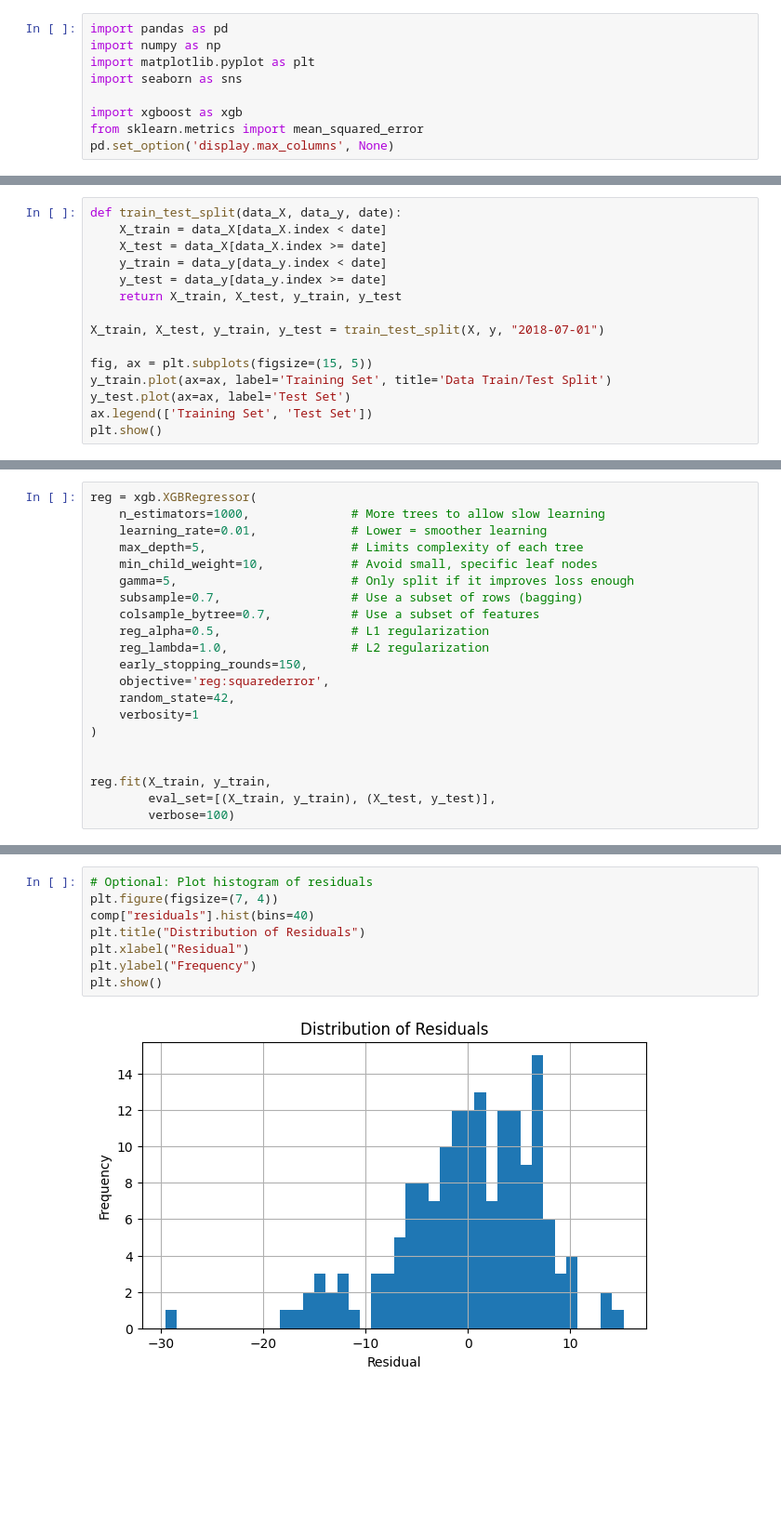
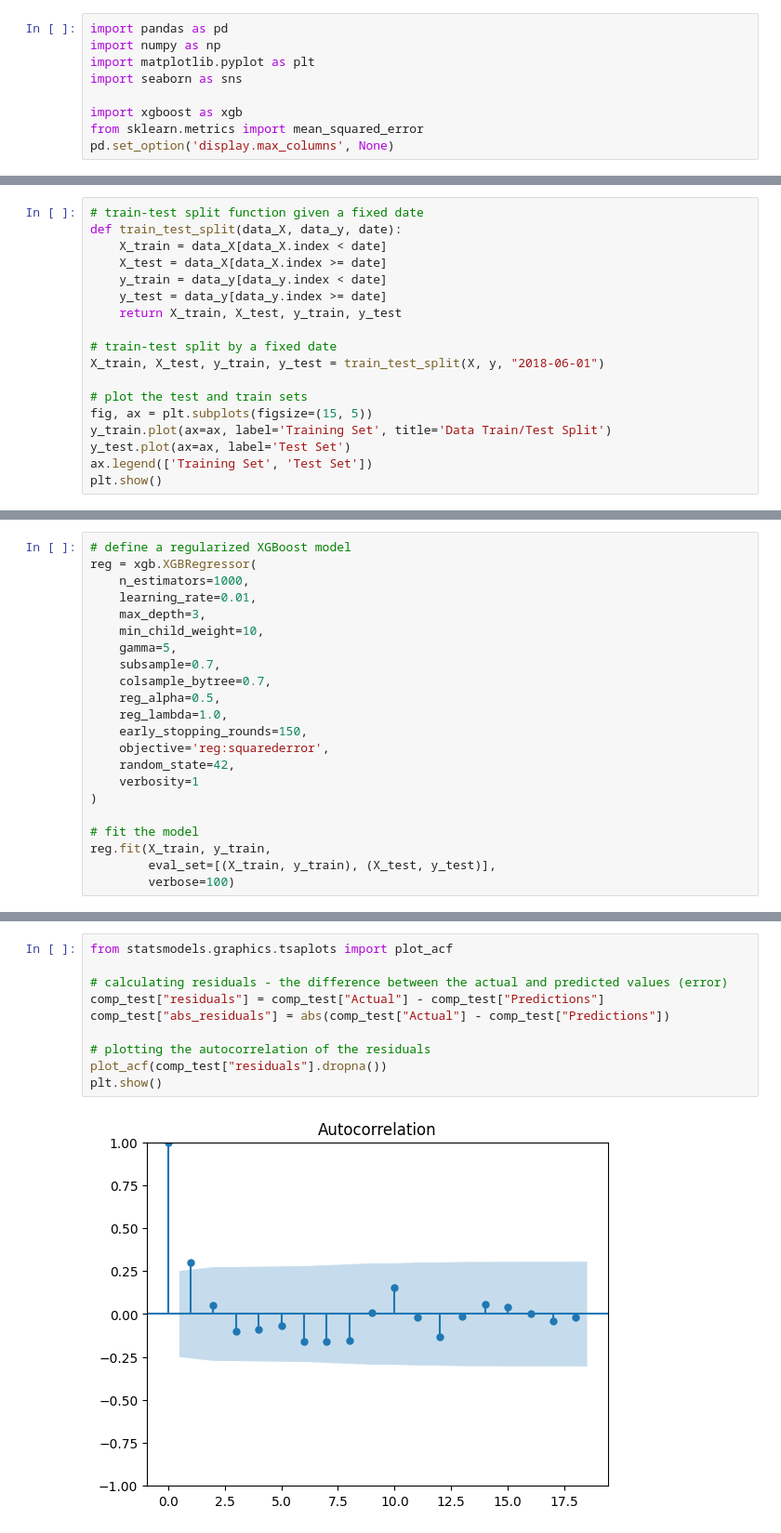
Before and after one commit to joseprs/MetyisProgrammingChallenge, a Jupyter notebook: regression.ipynb, the cells around one changed output, grey strips where cells are left out. Shown at 93% size. Drawn from its saved outputs; the diff is of its cells as text; blank space fills up the shorter version.

```diff
--- a/regression.ipynb
+++ b/regression.ipynb
@@ -179,4 +299,5 @@ rmses = [4.97, 4.34, 12.89, 6.74, 9.92]
 # %%
+# train-test split function given a fixed date
 def train_test_split(data_X, data_y, date):
     X_train = data_X[data_X.index < date]
     X_test = data_X[data_X.index >= date]
@@ -184,8 +305,10 @@ def train_test_split(data_X, data_y, date):
     y_test = data_y[data_y.index >= date]
     return X_train, X_test, y_train, y_test
 
-X_train, X_test, y_train, y_test = train_test_split(X, y, "2018-07-01")
+# train-test split by a fixed date
+X_train, X_test, y_train, y_test = train_test_split(X, y, "2018-06-01")
 
+# plot the test and train sets
 fig, ax = plt.subplots(figsize=(15, 5))
 y_train.plot(ax=ax, label='Training Set', title='Data Train/Test Split')
 y_test.plot(ax=ax, label='Test Set')
@@ -196,21 +319,22 @@ plt.show()
 # %%
+# define a regularized XGBoost model
 reg = xgb.XGBRegressor(
-    n_estimators=1000,              # More trees to allow slow learning
-    learning_rate=0.01,             # Lower = smoother learning
-    max_depth=5,                    # Limits complexity of each tree
-    min_child_weight=10,            # Avoid small, specific leaf nodes
-    gamma=5,                        # Only split if it improves loss enough
-    subsample=0.7,                  # Use a subset of rows (bagging)
-    colsample_bytree=0.7,           # Use a subset of features
-    reg_alpha=0.5,                  # L1 regularization
-    reg_lambda=1.0,                 # L2 regularization
+    n_estimators=1000,
+    learning_rate=0.01,
+    max_depth=3,
+    min_child_weight=10,
+    gamma=5,
+    subsample=0.7,
+    colsample_bytree=0.7,
+    reg_alpha=0.5,
+    reg_lambda=1.0,
     early_stopping_rounds=150,
     objective='reg:squarederror',
     random_state=42,
     verbosity=1
 )
 
-
+# fit the model
 reg.fit(X_train, y_train,
         eval_set=[(X_train, y_train), (X_test, y_test)],
         verbose=100)
@@ -273,10 +389,12 @@ plt.show()
 # %%
-# Optional: Plot histogram of residuals
-plt.figure(figsize=(7, 4))
-comp["residuals"].hist(bins=40)
-plt.title("Distribution of Residuals")
-plt.xlabel("Residual")
-plt.ylabel("Frequency")
+from statsmodels.graphics.tsaplots import plot_acf
+
+# calculating residuals - the difference between the actual and predicted values (error)
+comp_test["residuals"] = comp_test["Actual"] - comp_test["Predictions"]
+comp_test["abs_residuals"] = abs(comp_test["Actual"] - comp_test["Predictions"])
+
+# plotting the autocorrelation of the residuals
+plot_acf(comp_test["residuals"].dropna())
 plt.show()
 # %% [output]
-[figure, old version]
+[figure, new version]
```
Also changed, not shown: parts of 51 cells of this notebook, 1 other file.
